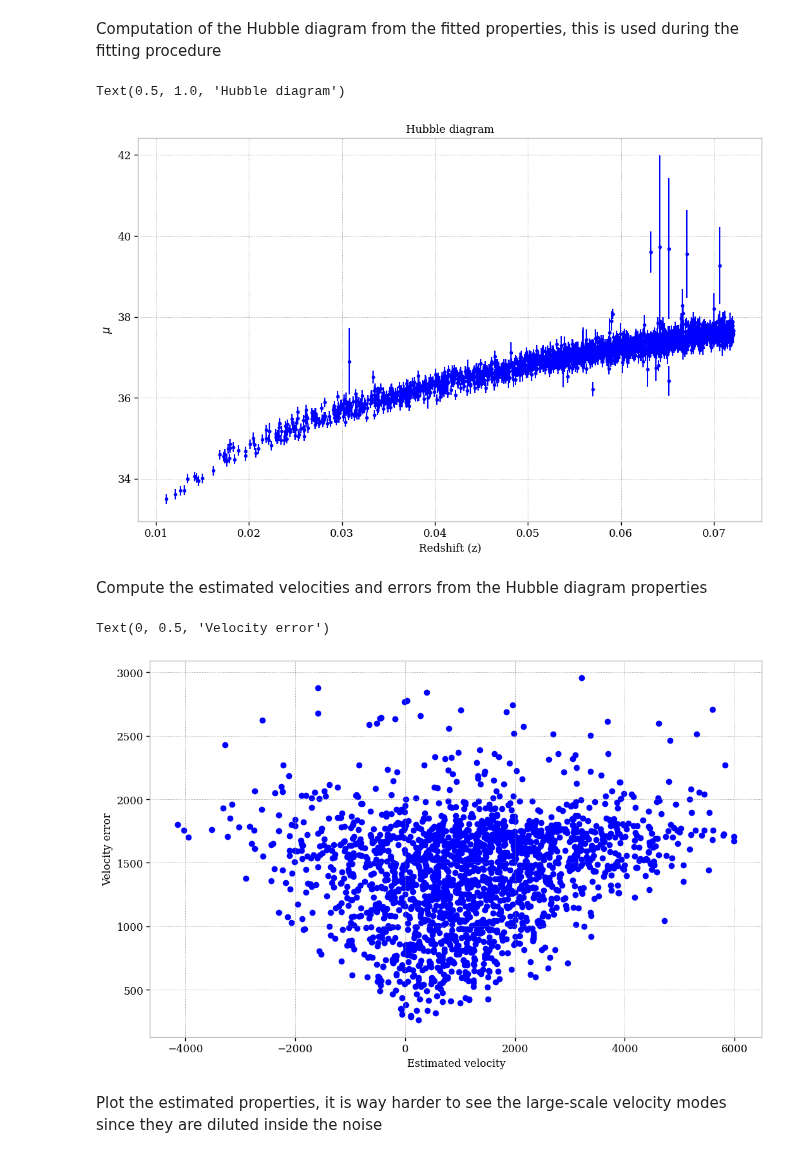
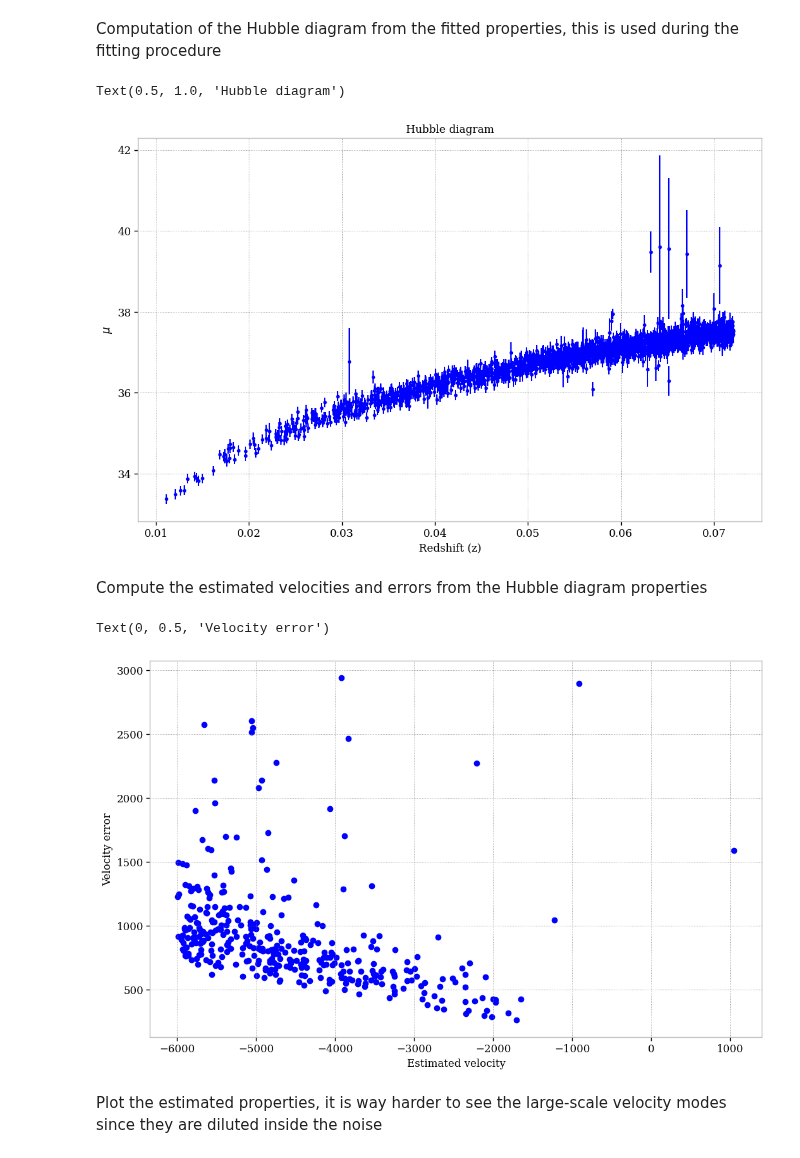
Before and after one commit to corentinravoux/flip, a Jupyter notebook: notebook/fit_velocity.ipynb, the cells around one changed output. Drawn from its saved outputs; the diff is of its cells as text; code cells hidden in the pictures.

```diff
--- a/notebook/fit_velocity.ipynb
+++ b/notebook/fit_velocity.ipynb
@@ -74,15 +74,15 @@ Available data properties Index(['zobs', 'mw_r_v', 'mw_ebv', 'sim_t0', 'sim_x1',
 Computation of the Hubble diagram from the fitted properties, this is used during the fitting procedure
 # %%
 # Load the vector
-DataVel = data_vector.snia_vectors.VelFromSALTfit(data_velocity.to_dict(orient='list'), vel_estimator='full')
+DataVel = data_vector.snia_vectors.VelFromSALTfit(data_velocity.to_dict(orient='list'), vel_estimator='full', h=0.70)
 
 test_parameters = {"alpha":0.14,
                    "beta": 3.1,
-                   "M_0": -19.133,
+                   "M_0": -19.01,
                    "sigma_M": 0.12}
 
 mu = DataVel.compute_observed_distance_modulus(test_parameters)
-variance_mu = DataVel.compute_observed_distance_modulus_error(test_parameters)
+variance_mu = DataVel.compute_observed_distance_modulus_var(test_parameters)
 
 mask = mu > 0
 mask &= np.sqrt(variance_mu) - 0.1* mu < 0
@@ -98,21 +98,23 @@ plt.ylabel(r"$\mu$")
 plt.title("Hubble diagram")
 # %% [output]
 Text(0.5, 1.0, 'Hubble diagram')
-[figure, old version]
+[figure, new version]
 # %% [markdown]
 Compute the estimated velocities and errors from the Hubble diagram properties
 # %%
-velocity, velocity_error = DataVel(test_parameters)
+velocity, velocity_var = DataVel(test_parameters)
+
+velocity_error = np.sqrt(velocity_var)
 
 mask = np.abs(velocity) < 6_000
 mask &= velocity_error < 3_000
 
 plt.scatter(velocity[mask], velocity_error[mask])
 plt.xlabel("Estimated velocity")
 plt.ylabel("Velocity error")
 # %% [output]
 Text(0, 0.5, 'Velocity error')
-[figure, old version]
+[figure, new version]
 # %% [markdown]
 Plot the estimated properties, it is way harder to see the large-scale velocity modes since they are diluted inside the noise
 # %%
```
Also changed, not shown: parts of 10 cells of this notebook, 19 other files.
